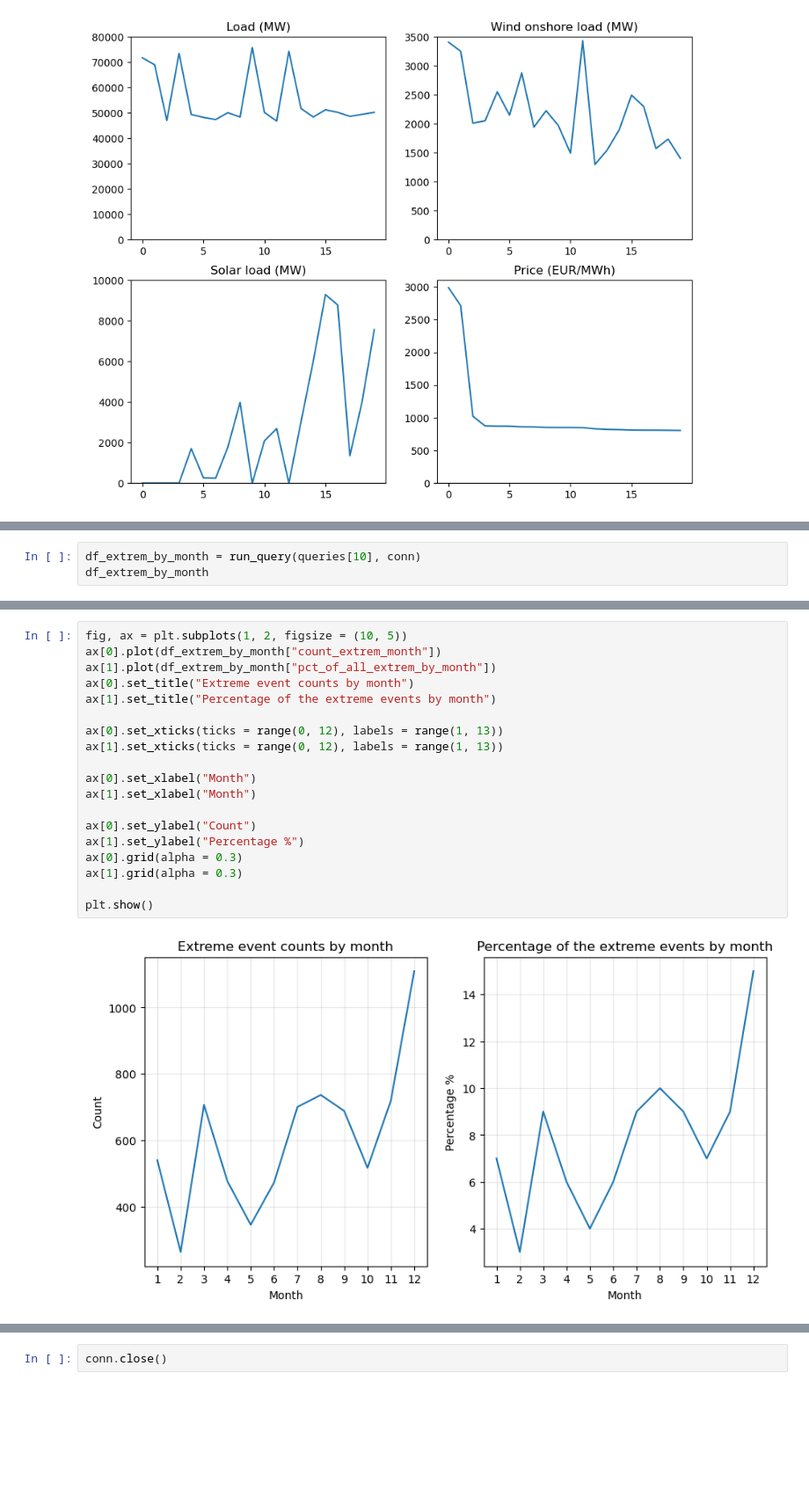
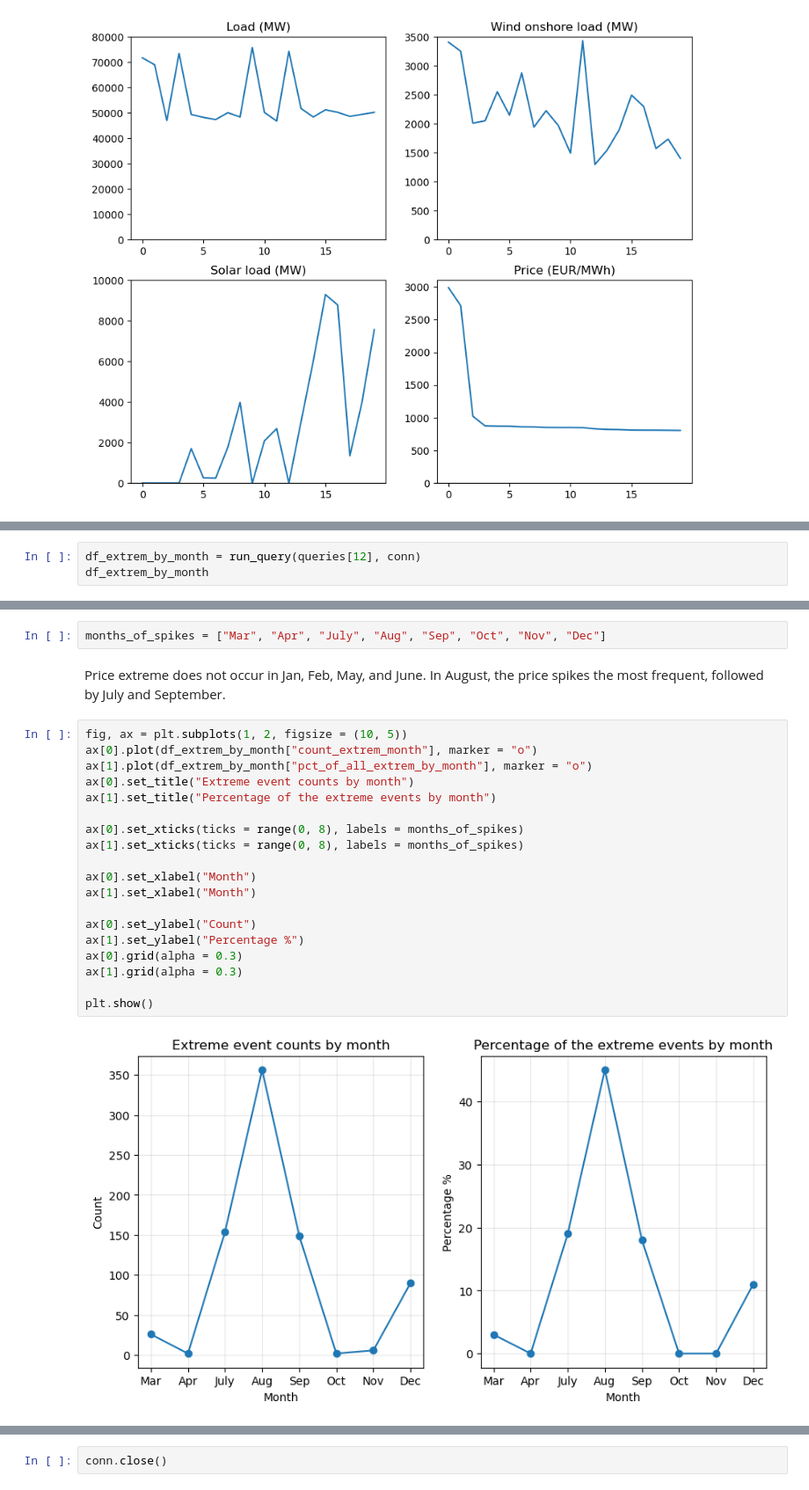
Before and after one commit to LisaBianConti/electricity-price-forecasting, a Jupyter notebook: sql/sql_analysis.ipynb, the cells around one changed output, grey strips where cells are left out. Shown at 88% size. Cells and saved outputs as stored; diff of their text form; blank space fills up the shorter version.

```diff
--- a/sql/sql_analysis.ipynb
+++ b/sql/sql_analysis.ipynb
@@ -315,5 +306,5 @@ Price spikes follows the same pattern as the price distribution within one day.
 # %%
-df_extrem_by_month = run_query(queries[10], conn)
+df_extrem_by_month = run_query(queries[12], conn)
 df_extrem_by_month
 # %% [output]
 |  | month | count_extrem_month | pct_of_all_extrem_by_month |
@@ -332,23 +319,27 @@ df_extrem_by_month
+# %%
+months_of_spikes = ["Mar", "Apr", "July", "Aug", "Sep", "Oct", "Nov", "Dec"]
+# %% [markdown]
+Price extreme does not occur in Jan, Feb, May, and June. In August, the price spikes the most frequent, followed by July and September.
 # %%
 fig, ax = plt.subplots(1, 2, figsize = (10, 5))
-ax[0].plot(df_extrem_by_month["count_extrem_month"])
-ax[1].plot(df_extrem_by_month["pct_of_all_extrem_by_month"])
+ax[0].plot(df_extrem_by_month["count_extrem_month"], marker = "o")
+ax[1].plot(df_extrem_by_month["pct_of_all_extrem_by_month"], marker = "o")
 ax[0].set_title("Extreme event counts by month")
 ax[1].set_title("Percentage of the extreme events by month")
 
-ax[0].set_xticks(ticks = range(0, 12), labels = range(1, 13))
-ax[1].set_xticks(ticks = range(0, 12), labels = range(1, 13))
+ax[0].set_xticks(ticks = range(0, 8), labels = months_of_spikes)
+ax[1].set_xticks(ticks = range(0, 8), labels = months_of_spikes)
 
 ax[0].set_xlabel("Month")
 ax[1].set_xlabel("Month")
 
 ax[0].set_ylabel("Count")
 ax[1].set_ylabel("Percentage %")
 ax[0].grid(alpha = 0.3)
 ax[1].grid(alpha = 0.3)
 
 plt.show()
 # %% [output]
-[figure, old version]
+[figure, new version]
 # %% [markdown]
 In November and December, which are the beginning of winter season, the price spikes much more than the rest of the year, which is likely due to the demand of heating. Jan and Feb show a decrease of price spikes, possibly due to the vacation seasons. Summer months (July-Sep) show a stable price extreme event counts, which is likely due to the increasing usage of air-conditioning in offices, transportations, and homes.
```
Also changed, not shown: parts of 30 cells of this notebook.
